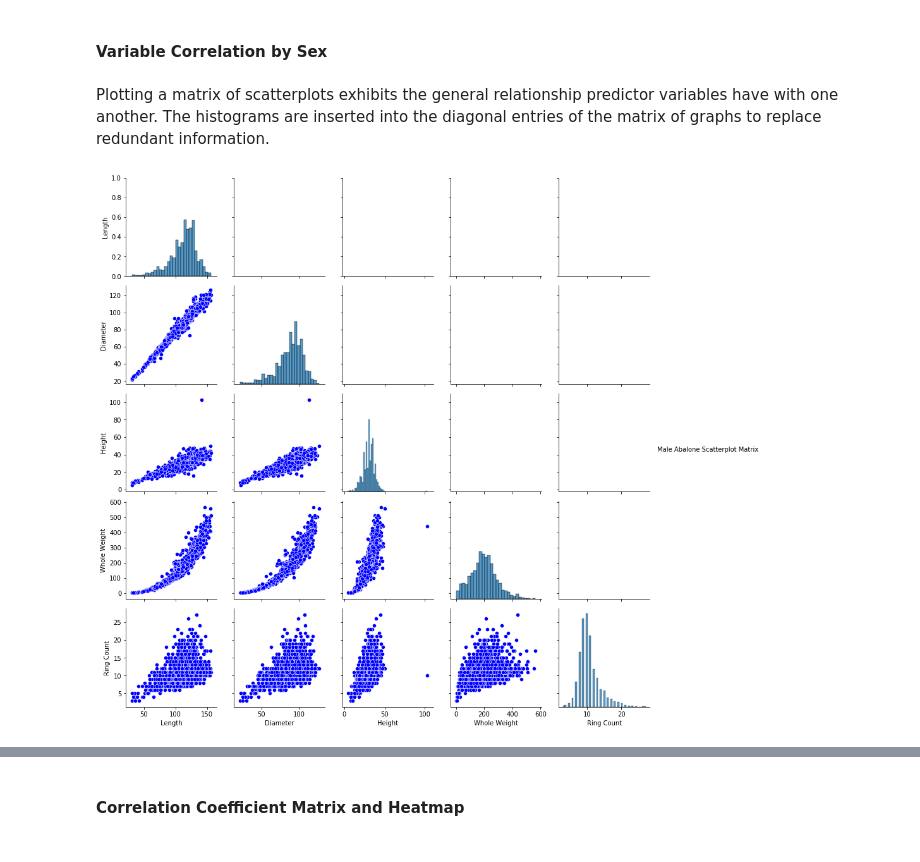
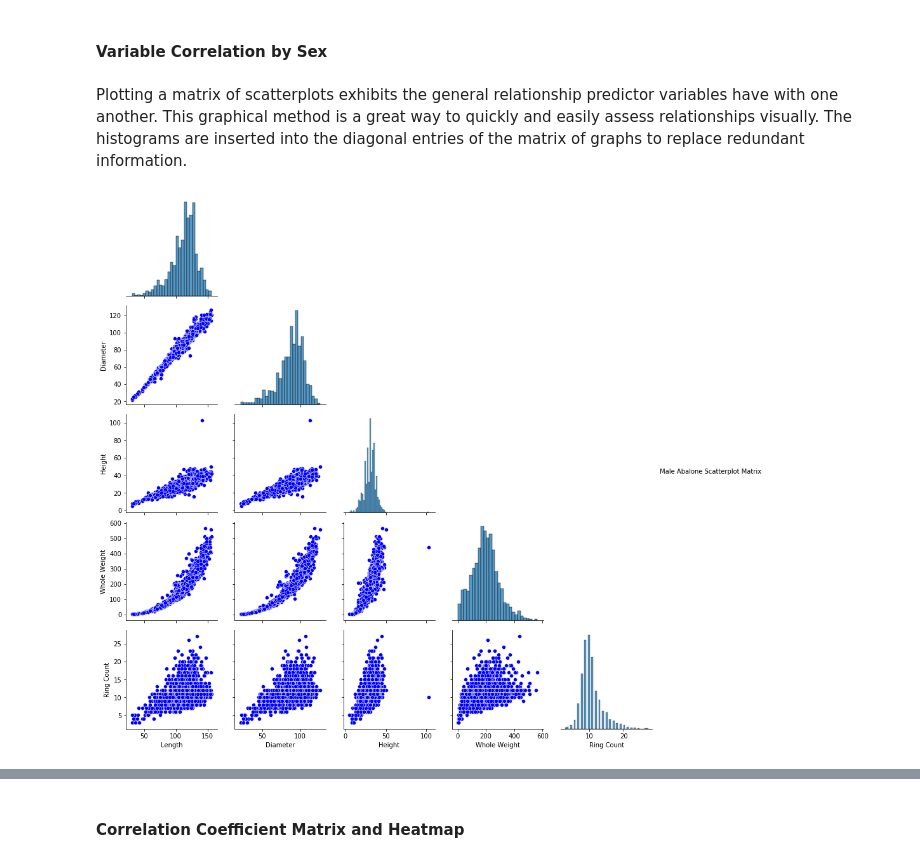
Before and after one commit to thokieu/Abalone-Regression, a Jupyter notebook: Workbook.ipynb, the cells around one changed output, grey strips where cells are left out. Saved outputs shown, nothing was run; the diff lists cells and outputs as text; code cells hidden in the pictures.

```diff
--- a/Workbook.ipynb
+++ b/Workbook.ipynb
@@ -422,14 +424,14 @@ With the information provided so far, I will run a regression on male and female
 # %% [markdown]
 #### Variable Correlation by Sex
 # %% [markdown]
-Plotting a matrix of scatterplots exhibits the general relationship predictor variables have with one another. The histograms are inserted into the diagonal entries of the matrix of graphs to replace redundant information.
+Plotting a matrix of scatterplots exhibits the general relationship predictor variables have with one another. This graphical method is a great way to quickly and easily assess relationships visually. The histograms are inserted into the diagonal entries of the matrix of graphs to replace redundant information.
 # %%
 # PairGrid method is used to quickly assess relationships among the variables by way of scatter and kernel density estimate plots.
-pgs_male = sns.PairGrid(Aba_data_male)
+pgs_male = sns.PairGrid(Aba_data_male, diag_sharey=False, corner=True)
 pgs_male.map_diag(sns.histplot)
 pgs_male.map_lower(sns.scatterplot, color = 'blue')
 pgs_male.add_legend(title = "Male Abalone Scatterplot Matrix")
 plt.show()
 # %% [output]
-[figure, old version]
+[figure, new version]
 # %%
```
Also changed, not shown: parts of 17 cells of this notebook.
